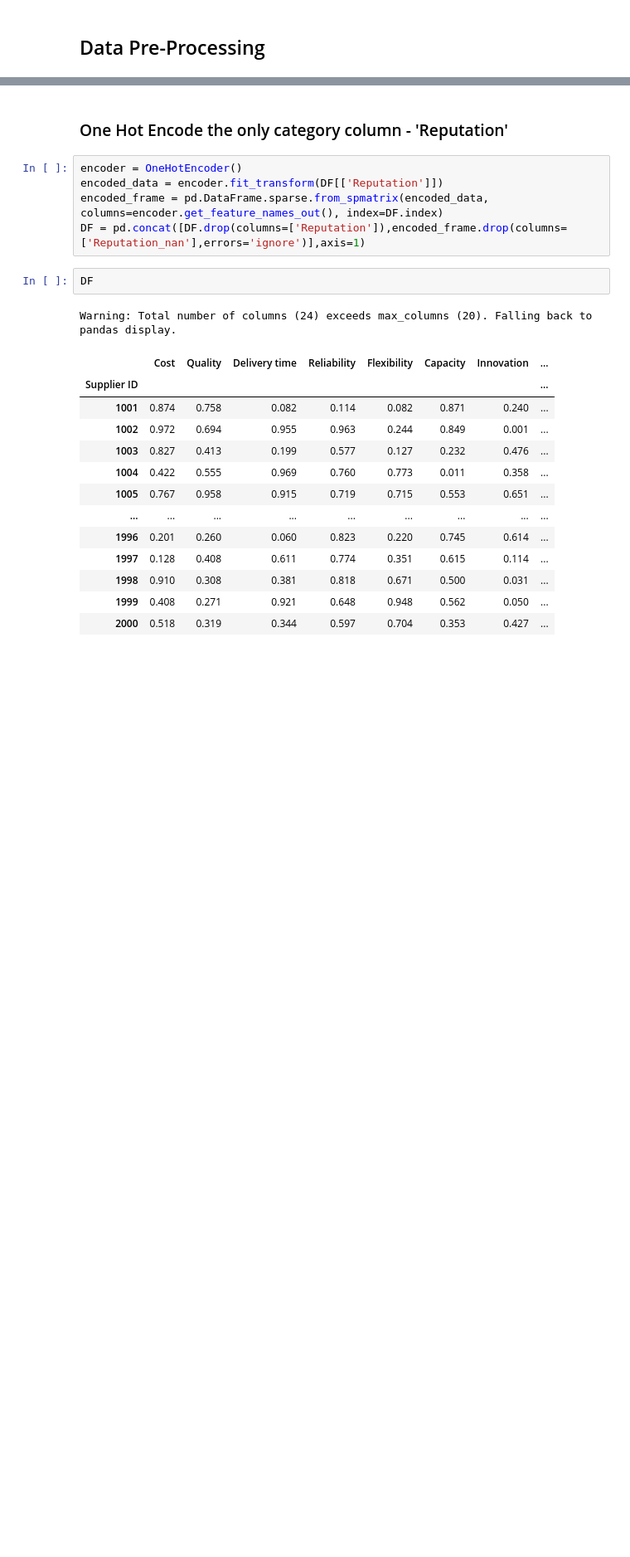
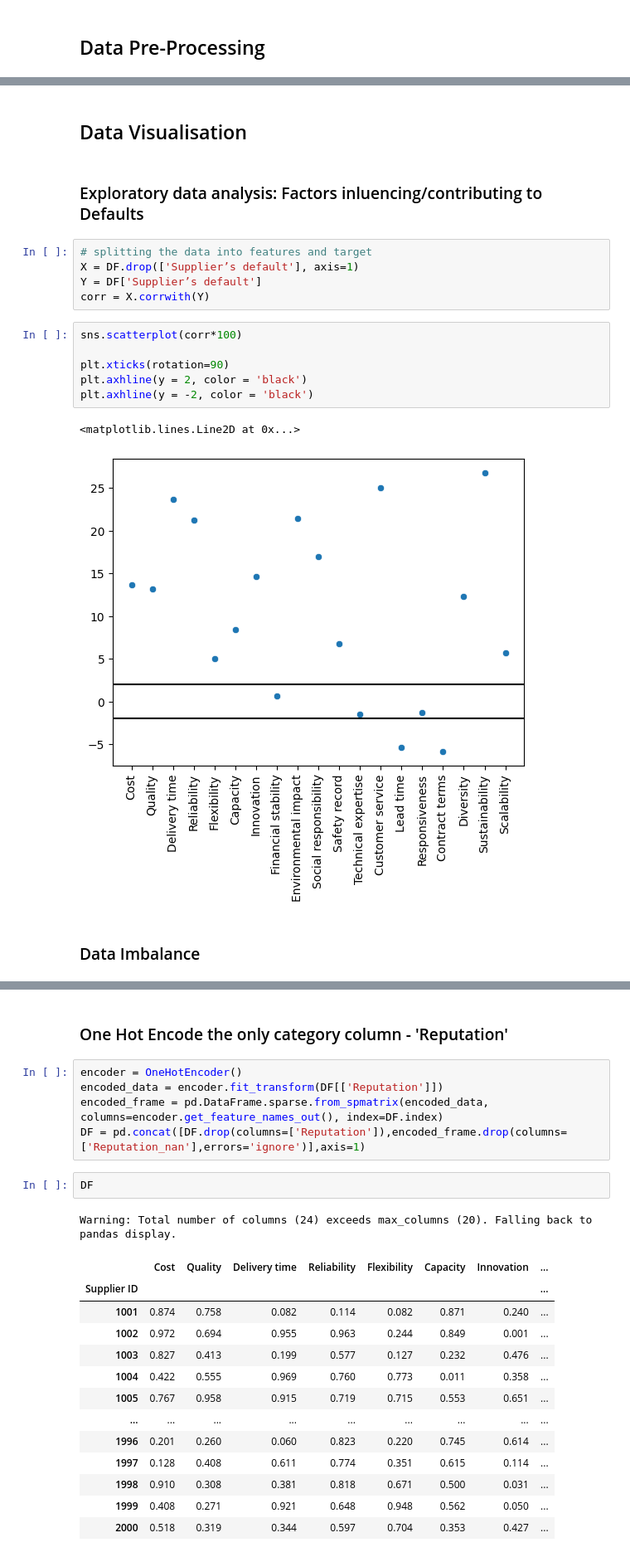
Before and after one commit to hksantosh/sscm, a Jupyter notebook: capstone/Intelligent_Supplier_Selection.ipynb, the cells around one changed output, grey strips where cells are left out. Shown at 83% size. Saved outputs shown, nothing was run; the diff lists cells and outputs as text; blank space fills up the shorter version.

```diff
--- a/capstone/Intelligent_Supplier_Selection.ipynb
+++ b/capstone/Intelligent_Supplier_Selection.ipynb
@@ -98,0 +126,20 @@ Warning: Total number of columns (21) exceeds max_columns (20). Falling back to
+# %% [markdown]
+## Data Visualisation
+# %% [markdown]
+### Exploratory data analysis: Factors inluencing/contributing to Defaults
+# %%
+# splitting the data into features and target
+X = DF.drop(['Supplier’s default'], axis=1)
+Y = DF['Supplier’s default']
+corr = X.corrwith(Y)
+# %%
+sns.scatterplot(corr*100)
+
+plt.xticks(rotation=90)
+plt.axhline(y = 2, color = 'black')
+plt.axhline(y = -2, color = 'black')
+# %% [output]
+<matplotlib.lines.Line2D at 0x...>
+[figure, added]
+# %% [markdown]
+### Data Imbalance
```
Also changed, not shown: parts of 13 cells of this notebook.
